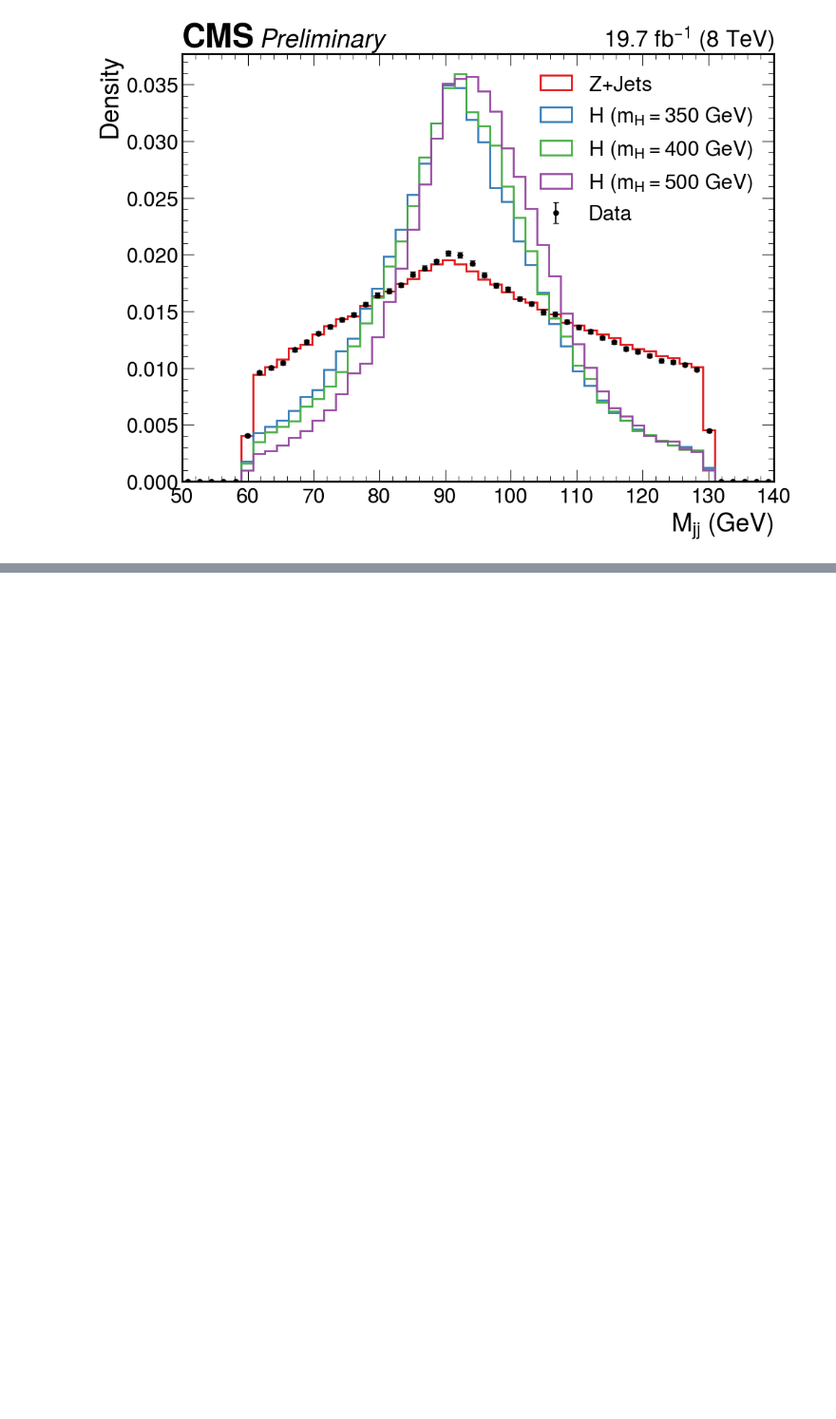
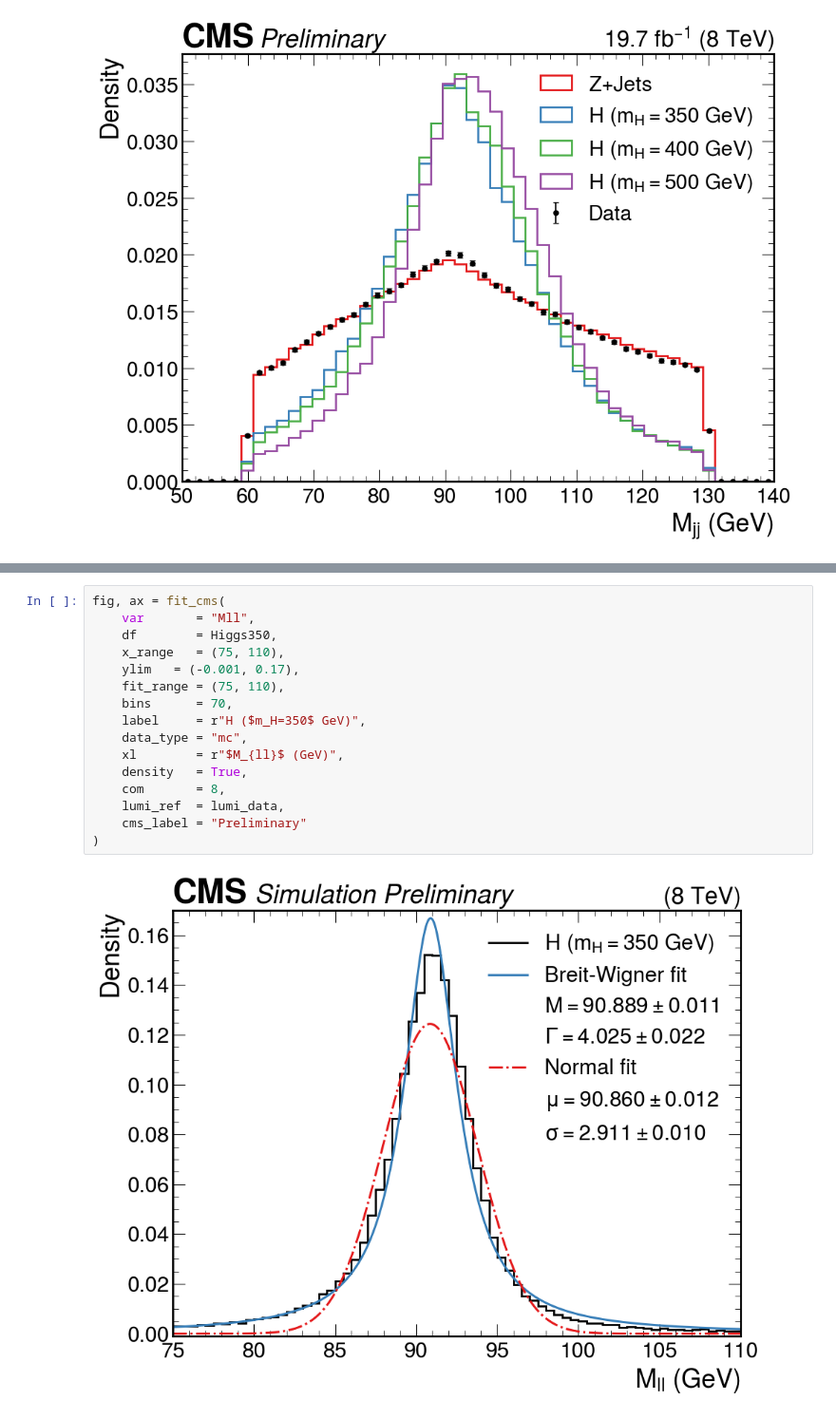
Before and after one commit to Diego-gt-phys/ExP-CMS, a Jupyter notebook: NewHiggs2l2j.ipynb, the cells around one changed output, grey strips where cells are left out. Shown at 95% size. Drawn from its saved outputs; the diff is of its cells as text; blank space fills up the shorter version.

```diff
--- a/NewHiggs2l2j.ipynb
+++ b/NewHiggs2l2j.ipynb
@@ -801,0 +1058,18 @@ fig, ax = compare_cms(
+# %%
+fig, ax = fit_cms(
+    var       = "Mll",
+    df        = Higgs350,
+    x_range   = (75, 110),
+    ylim   = (-0.001, 0.17),
+    fit_range = (75, 110),
+    bins      = 70,
+    label     = r"H ($m_H=350$ GeV)",
+    data_type = "mc",
+    xl        = r"$M_{ll}$ (GeV)",
+    density   = True,
+    com       = 8,
+    lumi_ref  = lumi_data,
+    cms_label = "Preliminary"
+)
+# %% [output]
+[figure, added]
```
Also changed, not shown: parts of 31 cells of this notebook.
